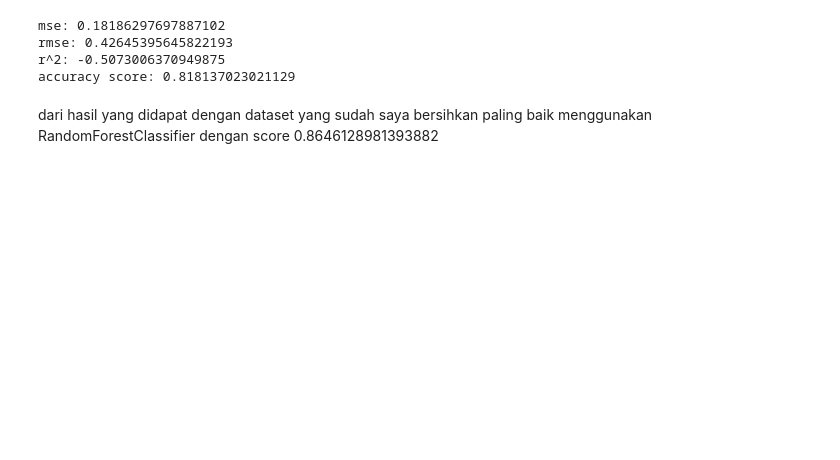
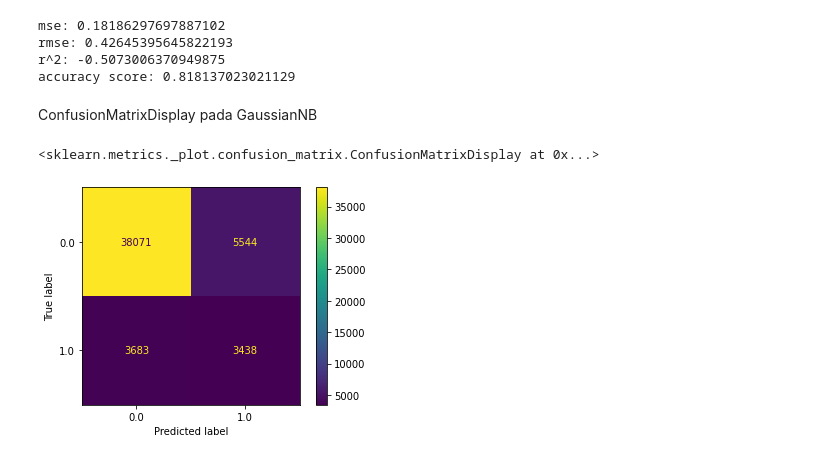
Before and after one commit to alpiansyah1204/ml-terapan-s1, a Jupyter notebook: Machine_Learning_Terapan.ipynb, the cells around one changed output. Cells and saved outputs as stored; diff of their text form; code cells hidden in the pictures; blank space fills up the shorter version.

```diff
--- a/Machine_Learning_Terapan.ipynb
+++ b/Machine_Learning_Terapan.ipynb
@@ -331,5 +386,10 @@ mse: 0.18186297697887102
 rmse: 0.42645395645822193
 r^2: -0.5073006370949875
 accuracy score: 0.818137023021129
-# %% [markdown]
-dari hasil yang didapat dengan dataset yang sudah saya bersihkan paling baik menggunakan RandomForestClassifier dengan score 0.8646128981393882
+# %% [markdown]
+ConfusionMatrixDisplay pada GaussianNB
+# %%
+ConfusionMatrixDisplay.from_predictions(y_test, y_pred_bayes)
+# %% [output]
+<sklearn.metrics._plot.confusion_matrix.ConfusionMatrixDisplay at 0x...>
+[figure, added]
```
Also changed, not shown: parts of 28 cells of this notebook, 1 other file.
